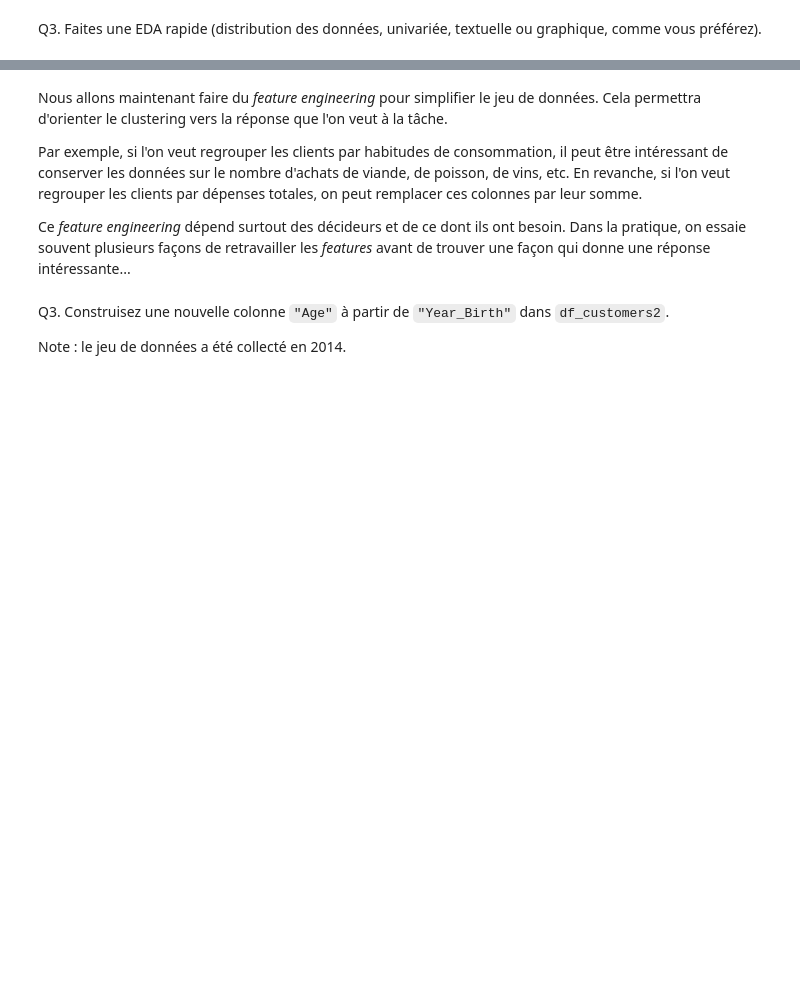
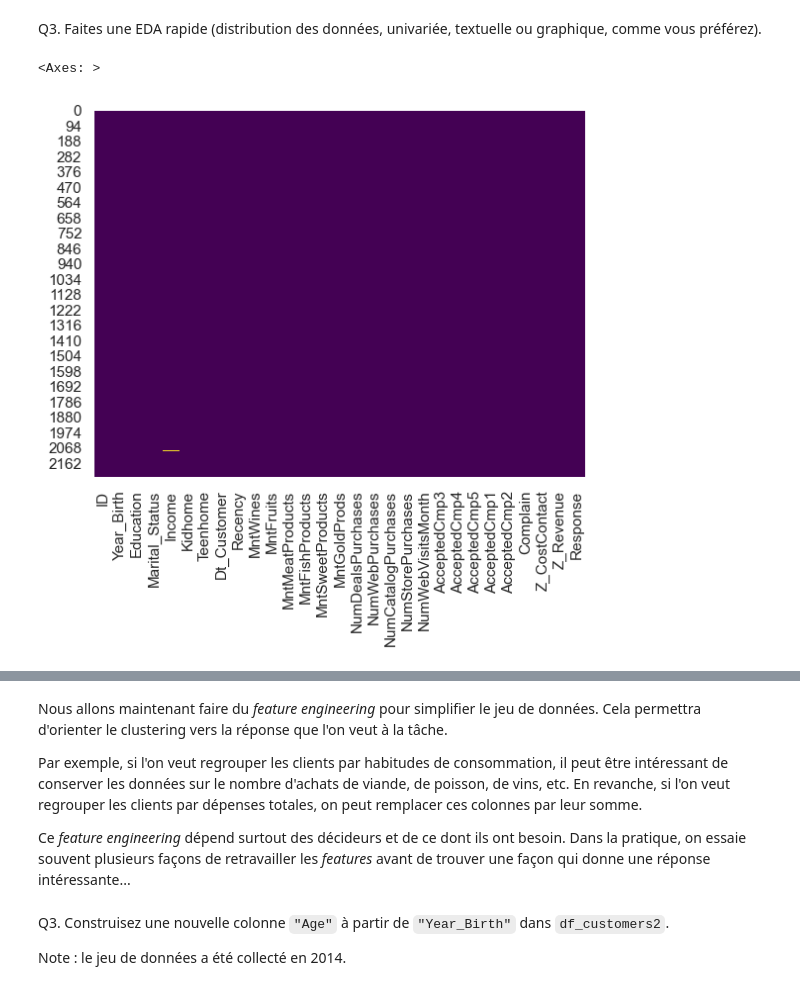
Before and after one commit to jo-pouradier/machine-learning-cpe, a Jupyter notebook: tp3.ipynb, the cells around one changed output, grey strips where cells are left out. Drawn from its saved outputs; the diff is of its cells as text; code cells hidden in the pictures; blank space fills up the shorter version.

```diff
--- a/tp3.ipynb
+++ b/tp3.ipynb
@@ -56,0 +55,3 @@ Q1. Chargez les données du fichier `marketing_campaign.csv` dans un DataFrame `
+# %%
+df_customers = pd.read_csv('marketing_campaign.csv', sep='	') # special char
+df_customers.head()
@@ -64,0 +103,5 @@ Q3. Faites une EDA rapide (distribution des données, univariée, textuelle ou g
+# %%
+sns.heatmap(df_customers.isnull(), cbar=False, cmap='viridis')
+# %% [output]
+<Axes: >
+[figure, added]
```
Also changed, not shown: parts of 52 cells of this notebook, 1 other file.
